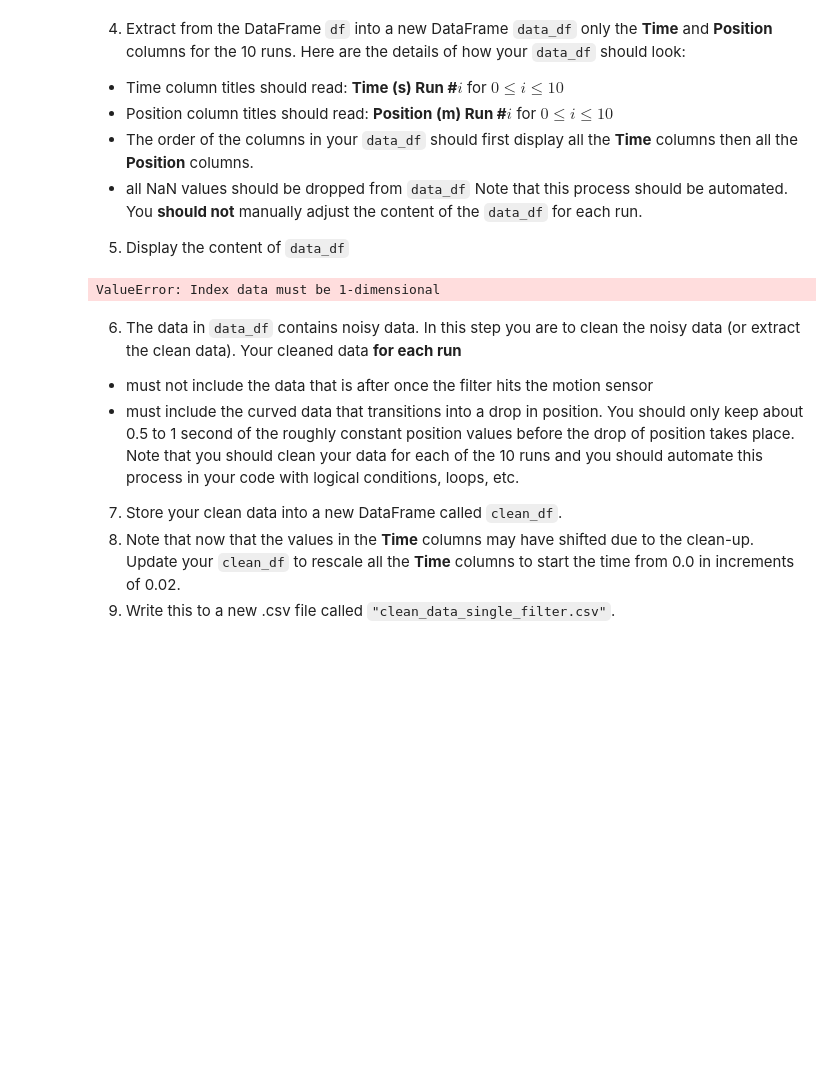
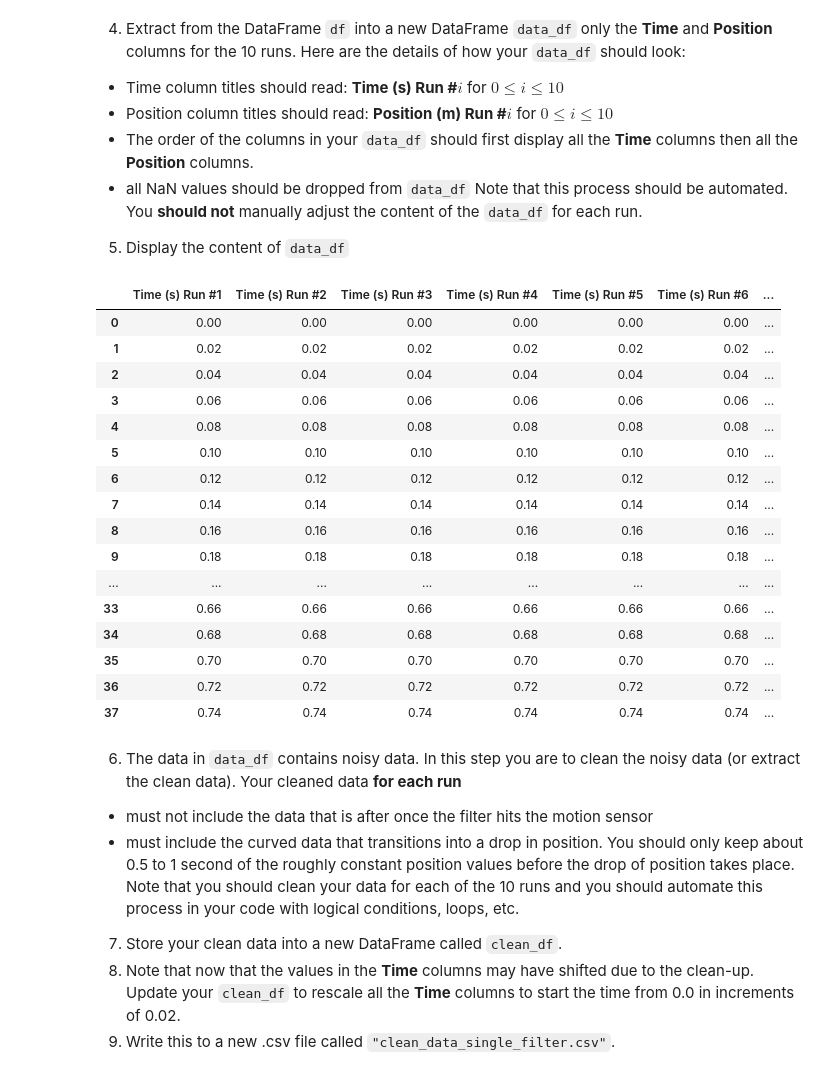
Before and after one commit to jems41/SF-2, a Jupyter notebook: class-work/week-4/Assignment/assign1.ipynb, the cells around one changed output. Drawn from its saved outputs; the diff is of its cells as text; code cells hidden in the pictures; blank space fills up the shorter version.

```diff
--- a/class-work/week-4/Assignment/assign1.ipynb
+++ b/class-work/week-4/Assignment/assign1.ipynb
@@ -63,19 +63,36 @@ Note that this process should be automated.  You **should not** manually adjust
 # %%
 # Your code for steps 4 and 5 go here:
 new_data = []
 
 for i in range(10):
-    new_data.append(df.iloc[:11, [i*4]])
+    new_data.append(df.iloc[:, [i*4]])
 
 for i in range(10):
-    new_data.append(df.iloc[:11, [i*4+1]])
+    new_data.append(df.iloc[:, [i*4+1]])
 
-data_df = df[new_data]
+data_df = pd.concat(new_data, axis=1)
+
 data_df = data_df.dropna()
 
-print(data_df)
+data_df
 # %% [output]
-ValueError: Index data must be 1-dimensional
+|  | Time (s) Run #1 | Time (s) Run #2 | Time (s) Run #3 | Time (s) Run #4 | Time (s) Run #5 | Time (s) Run #6 | ... |
+| 0 | 0.00 | 0.00 | 0.00 | 0.00 | 0.00 | 0.00 | ... |
+| 1 | 0.02 | 0.02 | 0.02 | 0.02 | 0.02 | 0.02 | ... |
+| 2 | 0.04 | 0.04 | 0.04 | 0.04 | 0.04 | 0.04 | ... |
+| 3 | 0.06 | 0.06 | 0.06 | 0.06 | 0.06 | 0.06 | ... |
+| 4 | 0.08 | 0.08 | 0.08 | 0.08 | 0.08 | 0.08 | ... |
+| 5 | 0.10 | 0.10 | 0.10 | 0.10 | 0.10 | 0.10 | ... |
+| 6 | 0.12 | 0.12 | 0.12 | 0.12 | 0.12 | 0.12 | ... |
+| 7 | 0.14 | 0.14 | 0.14 | 0.14 | 0.14 | 0.14 | ... |
+| 8 | 0.16 | 0.16 | 0.16 | 0.16 | 0.16 | 0.16 | ... |
+| 9 | 0.18 | 0.18 | 0.18 | 0.18 | 0.18 | 0.18 | ... |
+| ... | ... | ... | ... | ... | ... | ... | ... |
+| 33 | 0.66 | 0.66 | 0.66 | 0.66 | 0.66 | 0.66 | ... |
+| 34 | 0.68 | 0.68 | 0.68 | 0.68 | 0.68 | 0.68 | ... |
+| 35 | 0.70 | 0.70 | 0.70 | 0.70 | 0.70 | 0.70 | ... |
+| 36 | 0.72 | 0.72 | 0.72 | 0.72 | 0.72 | 0.72 | ... |
+| 37 | 0.74 | 0.74 | 0.74 | 0.74 | 0.74 | 0.74 | ... |
 # %% [markdown]
 6. The data in `data_df` contains noisy data.  In this step you are to clean the noisy data (or extract the clean data). Your cleaned data **for each run**
 - must not include the data that is after once the filter hits the motion sensor
```
Also changed, not shown: parts of 4 cells of this notebook, 2 other files.
